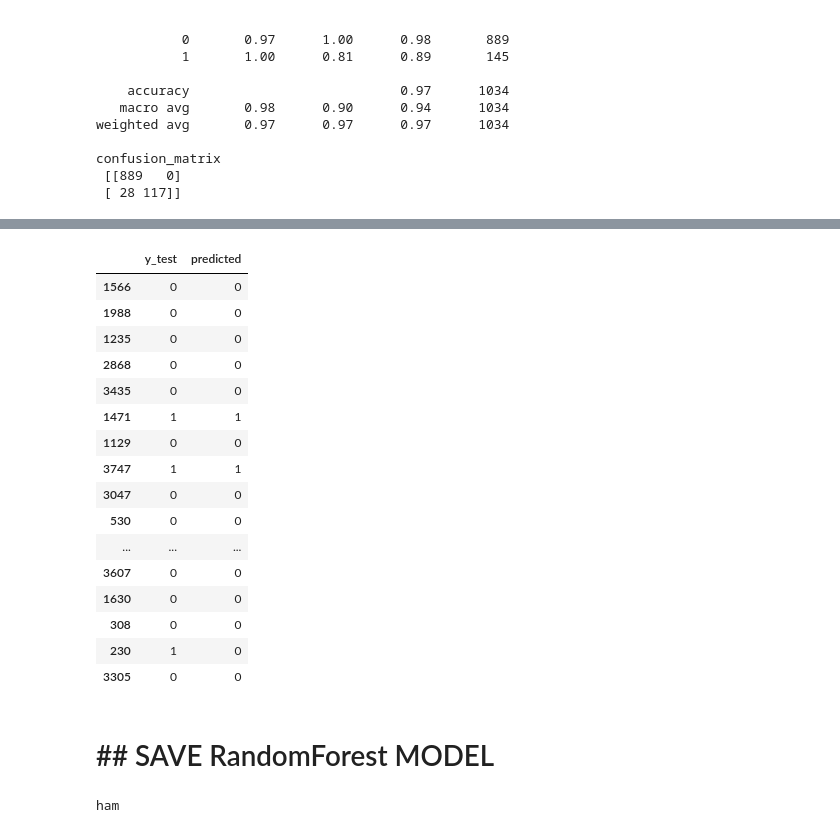
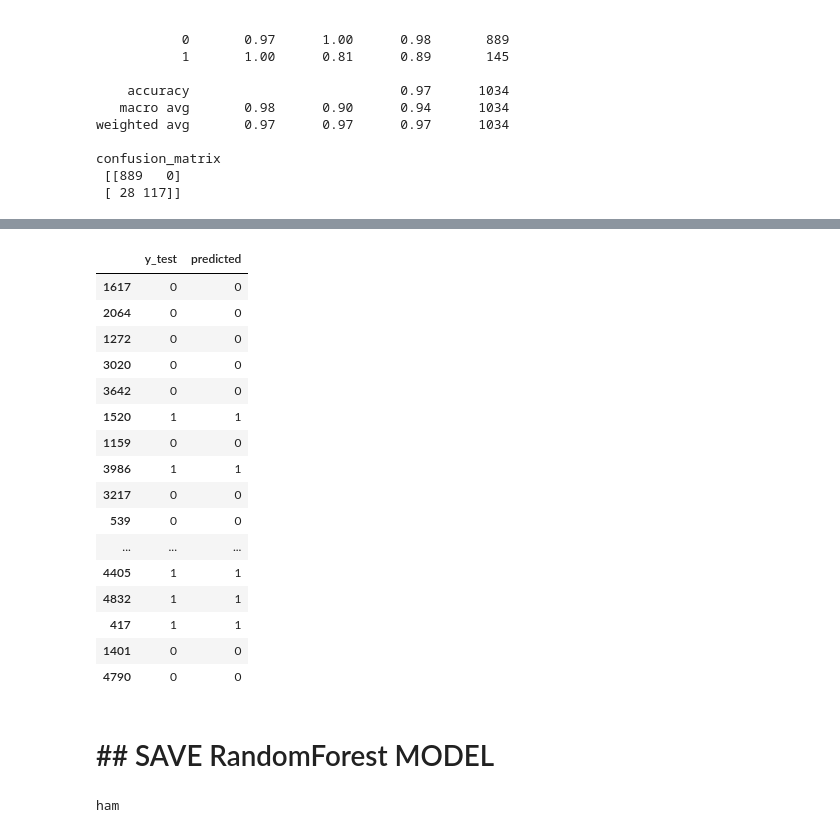
Before and after one commit to maaniaxs/Internship, a Jupyter notebook: Spam-Detection-Project-23-11-22.ipynb, the cells around one changed output, grey strips where cells are left out. Cells and saved outputs as stored; diff of their text form; code cells hidden in the pictures.

```diff
--- a/Spam-Detection-Project-23-11-22.ipynb
+++ b/Spam-Detection-Project-23-11-22.ipynb
@@ -147,6 +138,3 @@ df.head()
 | 2 | spam | Free entry in 2 a wkly comp to wi... | 155 | free entry wkly comp win fa cup f... | 106 |
 | 3 | ham | U dun say so early hor... U c alr... | 49 | dun say early hor already say | 29 |
 | 4 | ham | Nah I don't think he goes to usf,... | 61 | nah think go usf life around though | 35 |
-# %%
-pd.set_option('display.max_rows',None)
-df['clean_text']
@@ -309,25 +279,26 @@ RandomForest_Classifier cross validation score 0.9760577136774632
 # %%
 y_pred = pipe_R.predict(x_test)
 
-pd.DataFrame({'y_test':y_test, 'predicted':y_pred})
+pred =pd.DataFrame({'y_test':y_test, 'predicted':y_pred})
+pred.head(40)
 # %% [output]
 |  | y_test | predicted |
-| 1566 | 0 | 0 |
-| 1988 | 0 | 0 |
-| 1235 | 0 | 0 |
-| 2868 | 0 | 0 |
-| 3435 | 0 | 0 |
-| 1471 | 1 | 1 |
-| 1129 | 0 | 0 |
-| 3747 | 1 | 1 |
-| 3047 | 0 | 0 |
-| 530 | 0 | 0 |
+| 1617 | 0 | 0 |
+| 2064 | 0 | 0 |
+| 1272 | 0 | 0 |
+| 3020 | 0 | 0 |
+| 3642 | 0 | 0 |
+| 1520 | 1 | 1 |
+| 1159 | 0 | 0 |
+| 3986 | 1 | 1 |
+| 3217 | 0 | 0 |
+| 539 | 0 | 0 |
 | ... | ... | ... |
-| 3607 | 0 | 0 |
-| 1630 | 0 | 0 |
-| 308 | 0 | 0 |
-| 230 | 1 | 0 |
-| 3305 | 0 | 0 |
+| 4405 | 1 | 1 |
+| 4832 | 1 | 1 |
+| 417 | 1 | 1 |
+| 1401 | 0 | 0 |
+| 4790 | 0 | 0 |
 # %% [markdown]
 
 # ##            SAVE RandomForest  MODEL
@@ -349,9 +320,11 @@ def spam_detection(message):
         print('ham')
     else:
         print('spam')
-# %%
-result = spam_detection('know week going tirunelvai')
-result
-# %% [output]
-ham
+# %%
+result = spam_detection('pas dis ur contact see wat get red luv wid blue put smile face purple \
+realy hot pink swt orange thnk lyk green realy wana go wid yelow wnt bck black jealous brown miss \
+nw plz giv one color')
+result
+# %% [output]
+ham
 # %%
```
Also changed, not shown: parts of 7 cells of this notebook.
